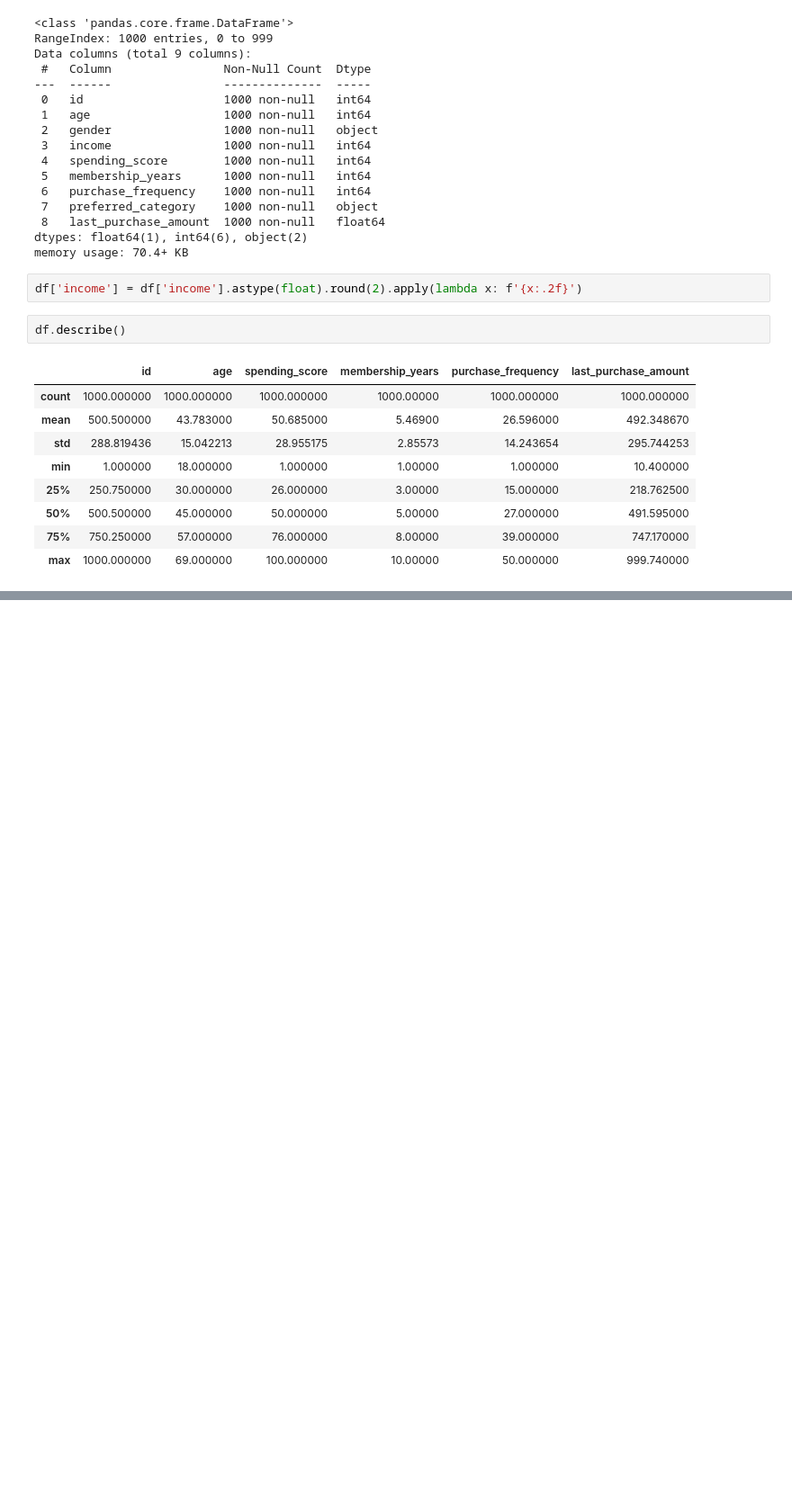
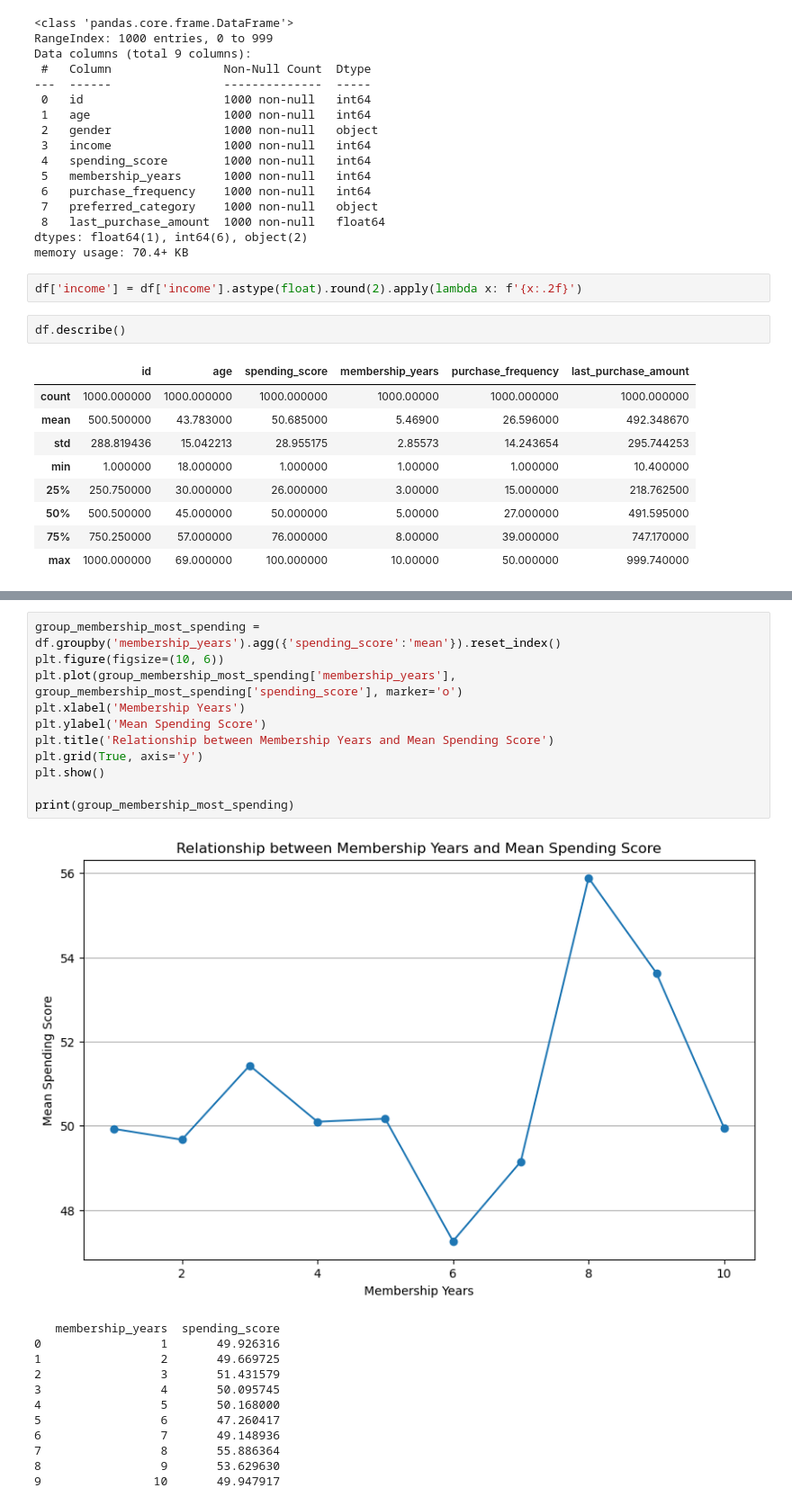
Before and after one commit to leoolessa/CSDMA, a Jupyter notebook: main.ipynb, the cells around one changed output, grey strips where cells are left out. Shown: that part at 90% size. Saved outputs shown, nothing was run; the diff lists cells and outputs as text; blank space fills up the shorter version.

```diff
--- a/main.ipynb
+++ b/main.ipynb
@@ -53,0 +134,24 @@ df.describe()
+# %%
+group_membership_most_spending = df.groupby('membership_years').agg({'spending_score':'mean'}).reset_index()
+plt.figure(figsize=(10, 6))
+plt.plot(group_membership_most_spending['membership_years'], group_membership_most_spending['spending_score'], marker='o')
+plt.xlabel('Membership Years')
+plt.ylabel('Mean Spending Score')
+plt.title('Relationship between Membership Years and Mean Spending Score')
+plt.grid(True, axis='y')
+plt.show()
+
+print(group_membership_most_spending)
+# %% [output]
+[figure, added]
+   membership_years  spending_score
+0                 1       49.926316
+1                 2       49.669725
+2                 3       51.431579
+3                 4       50.095745
+4                 5       50.168000
+5                 6       47.260417
+6                 7       49.148936
+7                 8       55.886364
+8                 9       53.629630
+9                10       49.947917
```
Also changed, not shown: parts of 19 cells of this notebook.
